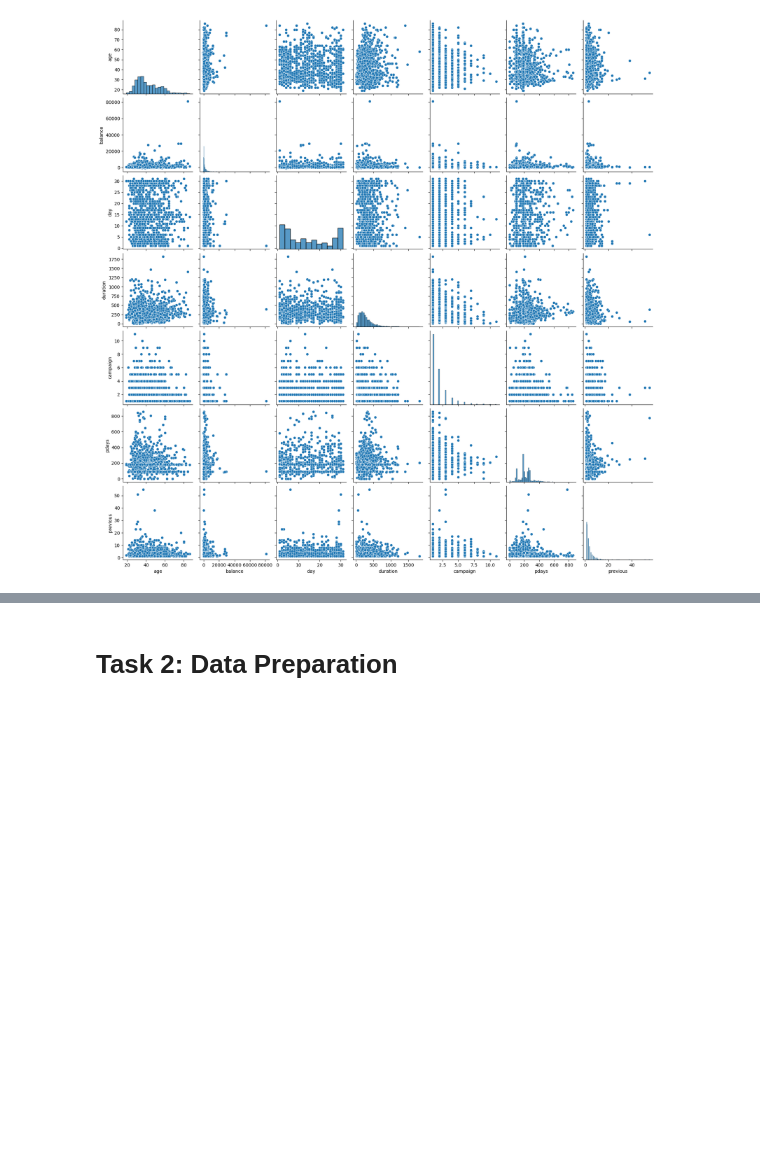
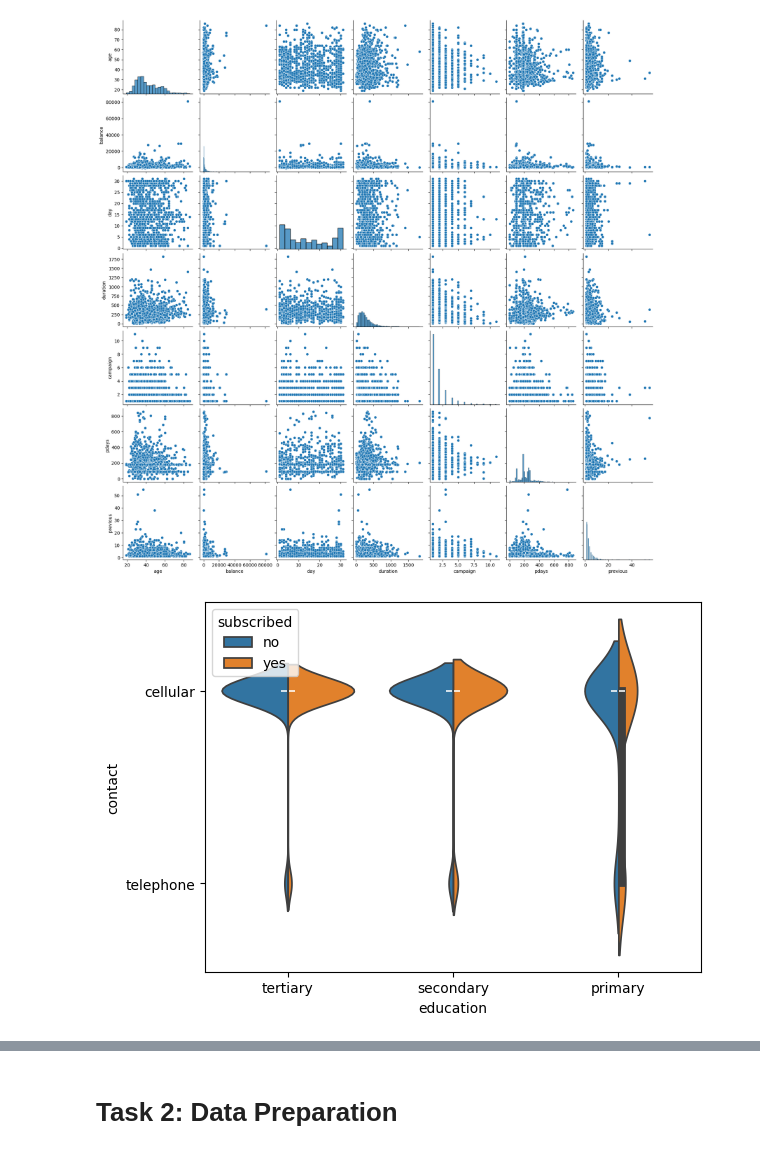
Before and after one commit to ger534/MSc-AI-2026-2027, a Jupyter notebook: CS6062 - Data Analytics/e-tivity1/etivity1.ipynb, the cells around one changed output, grey strips where cells are left out. Cells and saved outputs as stored; diff of their text form; code cells hidden in the pictures; blank space fills up the shorter version.

```diff
--- a/CS6062 - Data Analytics/e-tivity1/etivity1.ipynb
+++ b/CS6062 - Data Analytics/e-tivity1/etivity1.ipynb
@@ -213,3 +199,8 @@ sns.pairplot(data=bank_dataset.dropna())
 plt.show()
 # %% [output]
 [figure]
+# %%
+sns.violinplot(data=bank_dataset, x='education', y='contact', hue='subscribed', split=True)
+plt.show()
+# %% [output]
+[figure, added]
```
Also changed, not shown: parts of 36 cells of this notebook.
